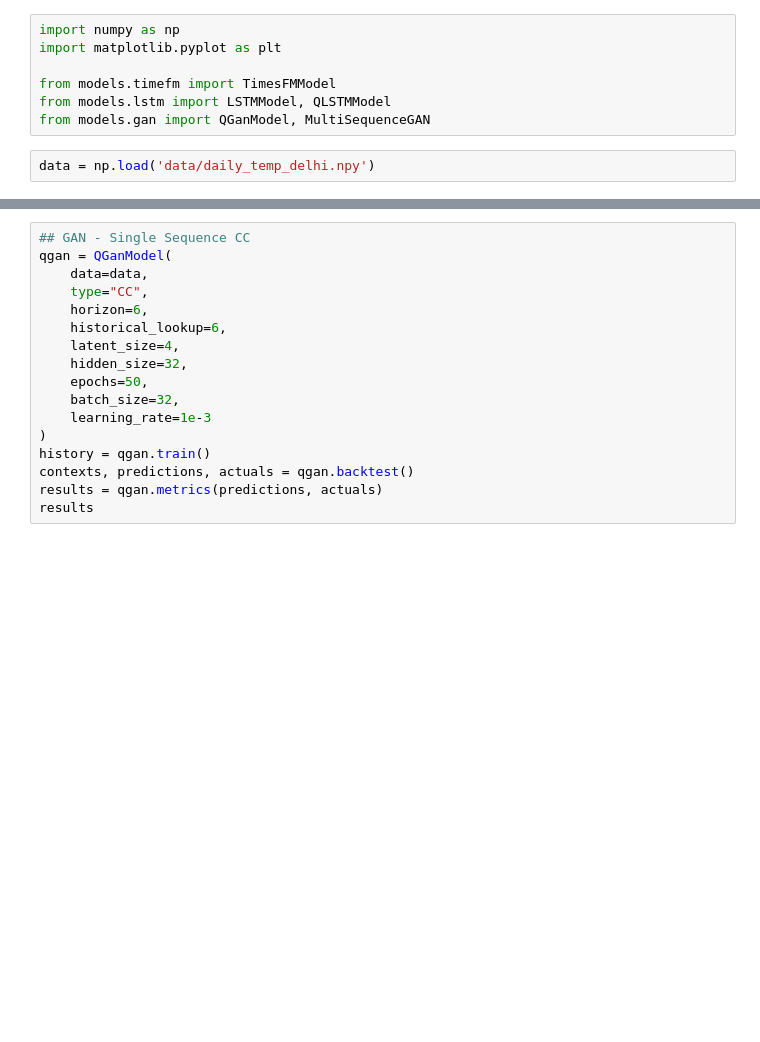
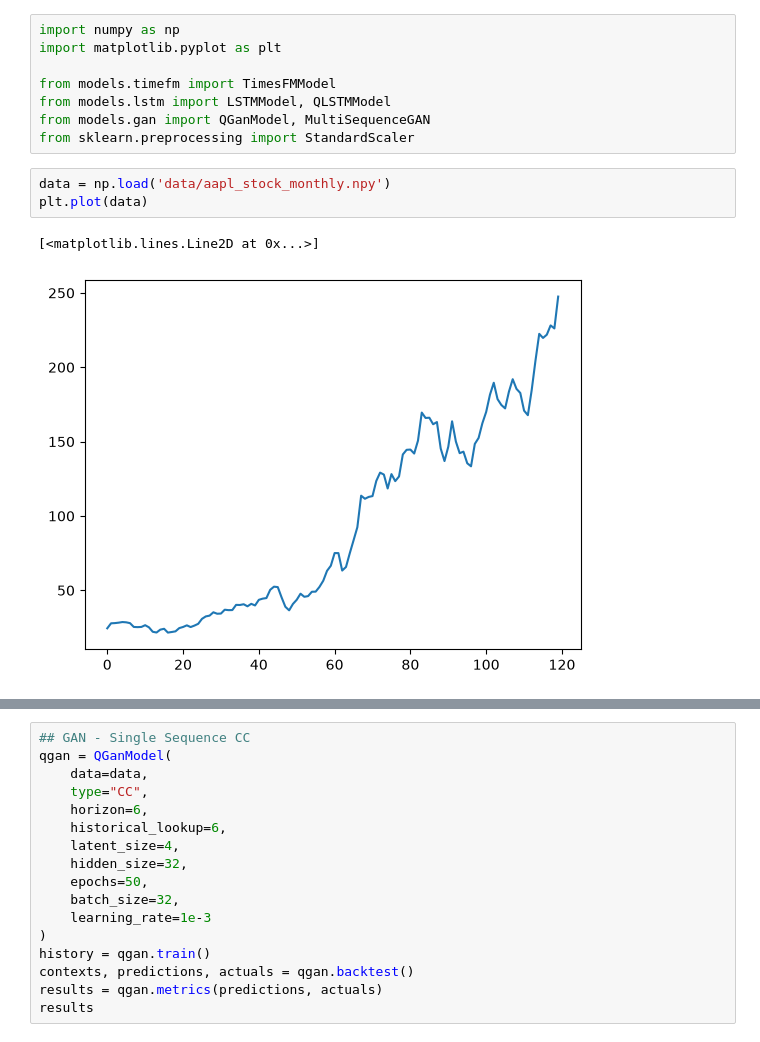
Before and after one commit to qmlWizard/qwhether_forecasting, a Jupyter notebook: test_models.ipynb, the cells around one changed output, grey strips where cells are left out. Drawn from its saved outputs; the diff is of its cells as text; blank space fills up the shorter version.

```diff
--- a/test_models.ipynb
+++ b/test_models.ipynb
@@ -5,8 +5,13 @@ import matplotlib.pyplot as plt
 from models.timefm import TimesFMModel
 from models.lstm import LSTMModel, QLSTMModel
 from models.gan import QGanModel, MultiSequenceGAN
+from sklearn.preprocessing import StandardScaler
 # %%
-data = np.load('data/daily_temp_delhi.npy')
+data = np.load('data/aapl_stock_monthly.npy')
+plt.plot(data)
+# %% [output]
+[<matplotlib.lines.Line2D at 0x...>]
+[figure, added]
 # %%
 ## Times FM
 model = TimesFMModel(data = data, horizon= 6, historical_lookup= 6)
```
Also changed, not shown: parts of 12 cells of this notebook, 4 other files.
